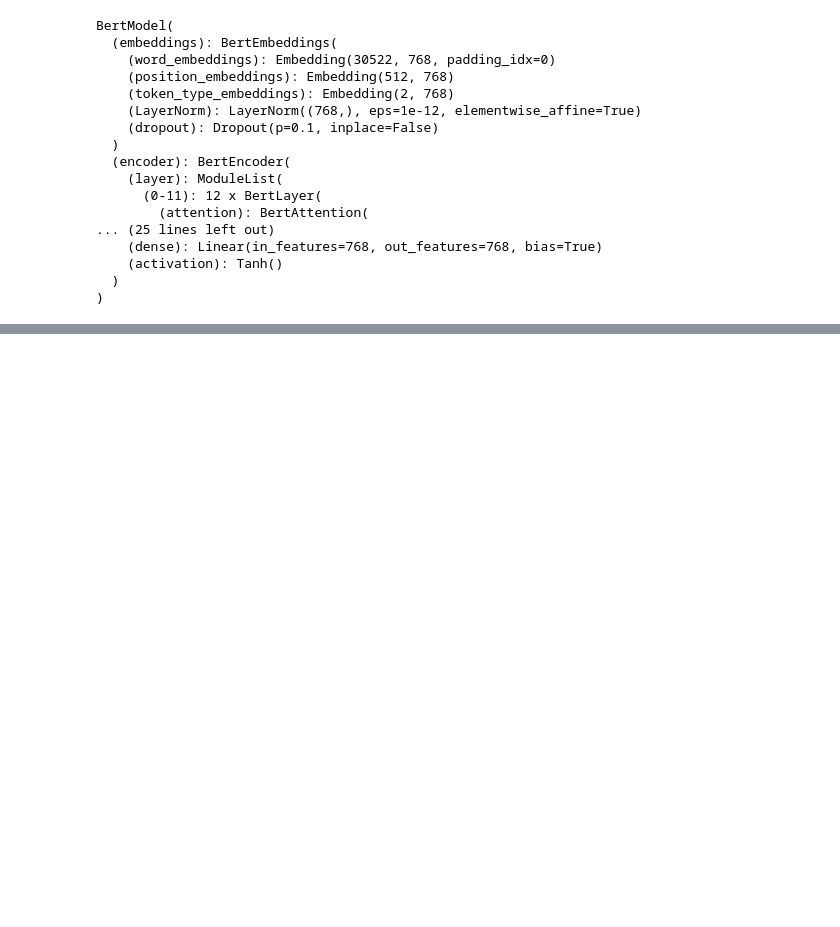
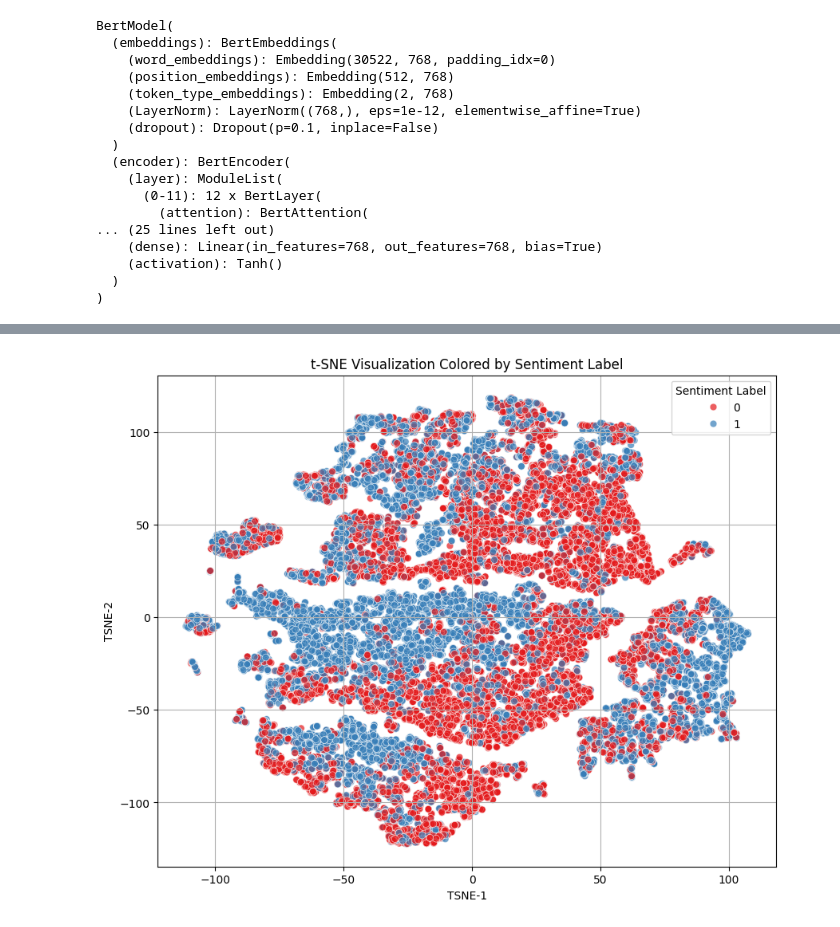
Before and after one commit to SorataBaka/2025-hokkaido-nlp, a Jupyter notebook: source/bucketing.ipynb, the cells around one changed output, grey strips where cells are left out. Cells and saved outputs as stored; diff of their text form; code cells hidden in the pictures; blank space fills up the shorter version.

```diff
--- a/source/bucketing.ipynb
+++ b/source/bucketing.ipynb
@@ -88,7 +108,7 @@ BertModel(
 import torch
 def get_mean_pooled_embeddings(batch):
   inputs = tokenizer(
-    batch["sentence"],
+    batch["text"],
     truncation=True,
     padding="max_length",
     return_tensors="pt"
@@ -103,6 +123,6 @@ def get_mean_pooled_embeddings(batch):
     "mean_pooled_embeddings": mean_pool.cpu().numpy()
   }
 # %%
-train_ds = train_ds.map(get_mean_pooled_embeddings, batch_size=16, batched=True)
+train_ds_reduced = train_ds_reduced.map(get_mean_pooled_embeddings, batch_size=8, batched=True)
 # %%
 import numpy as np
@@ -112,10 +133,11 @@ mean_pooled_bert_embeddings = np.load("bert_mean_pooled_embeddings.npy")
 # %%
 from umap import UMAP
 pca = UMAP(n_components=50, random_state=42)
-reduced_embeddings = pca.fit_transform(train_ds["mean_pooled_embeddings"])
+reduced_embeddings = pca.fit_transform(mean_pooled_bert_embeddings)
 # %%
-from sklearn.preprocessing import normalize
-normalized_embeddings = normalize(reduced_embeddings)
+from sklearn.preprocessing import StandardScaler, RobustScaler
+scaler = RobustScaler()
+normalized_embeddings = scaler.fit_transform(reduced_embeddings)
 # %%
 from sklearn.metrics import davies_bouldin_score, calinski_harabasz_score
 from sklearn.metrics import silhouette_score
@@ -153,0 +209,19 @@ k=20 | Silhouette: 0.2224 | Davies-Bouldin: 1.3540 | Calinski-Harabasz: 15324.19
+# %%
+from sklearn.manifold import TSNE
+import matplotlib.pyplot as plt
+import seaborn as sns
+
+tsne = TSNE(n_components=2, random_state=42, perplexity=30, n_iter=1000)
+X_tsne = tsne.fit_transform(normalized_embeddings)
+y_true = train_ds_reduced["label"]
+plt.figure(figsize=(10, 8))
+palette = sns.color_palette("Set1", n_colors=len(set(y_true)))  # distinct colors for each label
+sns.scatterplot(x=X_tsne[:, 0], y=X_tsne[:, 1], hue=y_true, palette=palette, alpha=0.7, s=40)
+plt.title('t-SNE Visualization Colored by Sentiment Label')
+plt.xlabel('TSNE-1')
+plt.ylabel('TSNE-2')
+plt.legend(title='Sentiment Label')
+plt.grid(True)
+plt.show()
+# %% [output]
+[figure, added]
```
Also changed, not shown: parts of 13 cells of this notebook.
